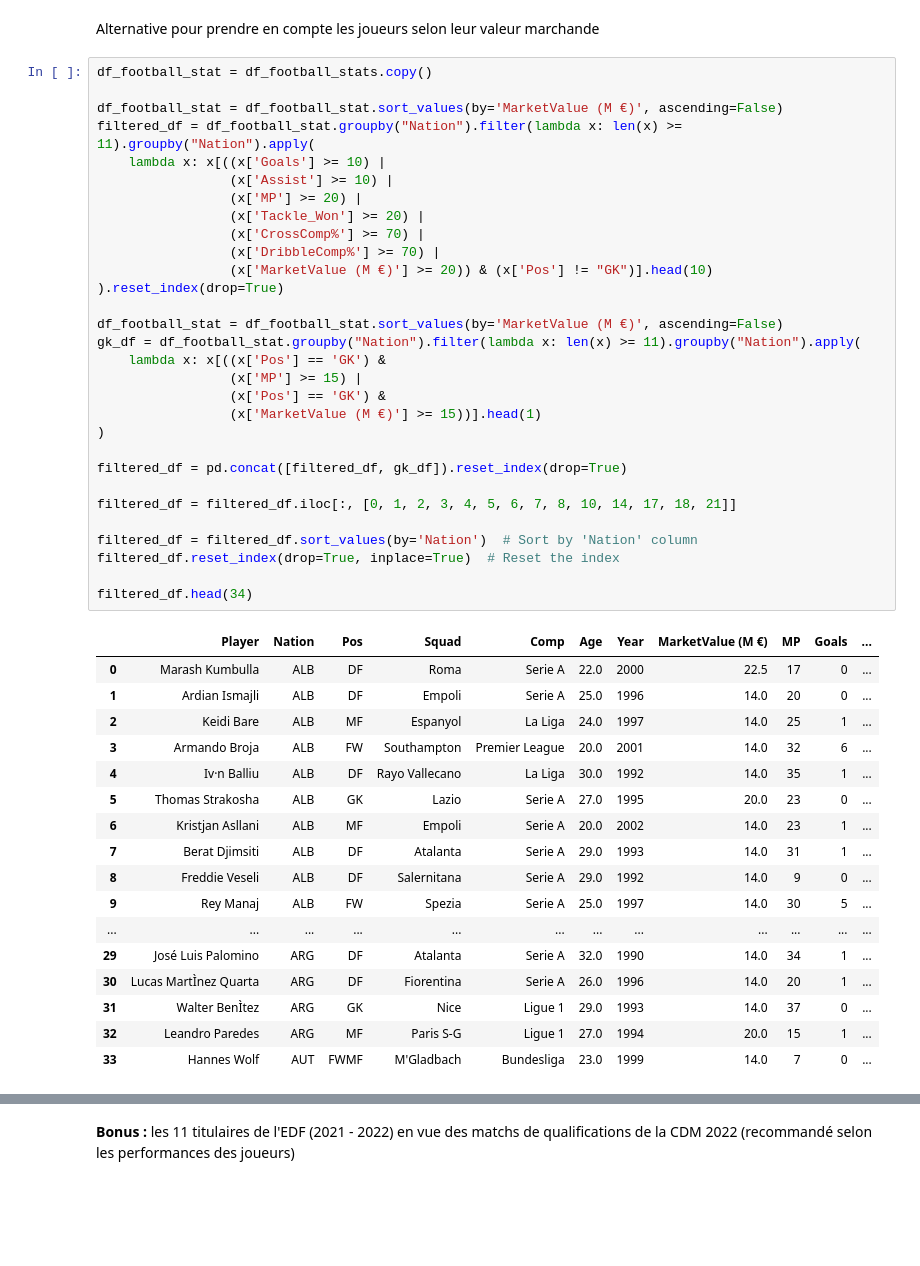
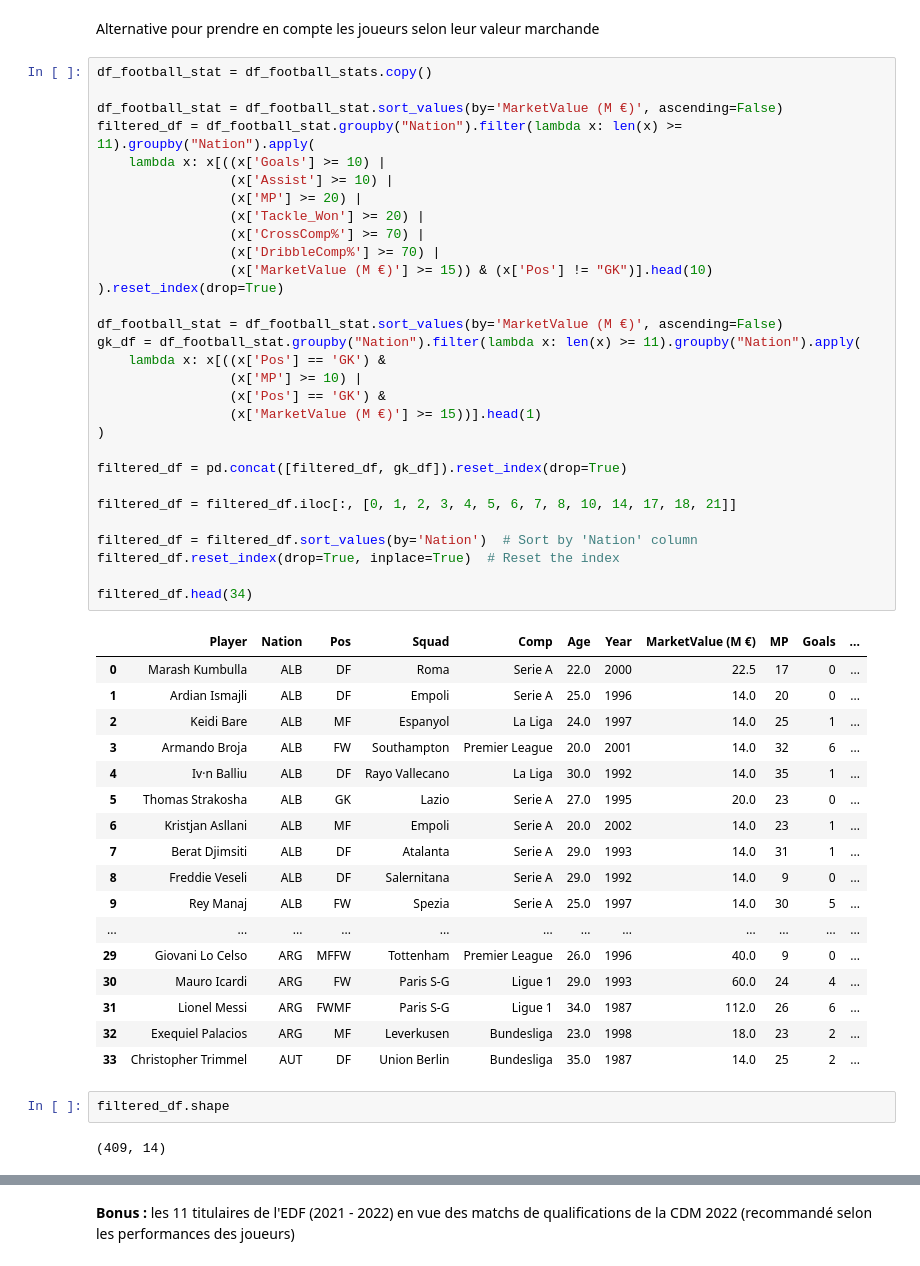
Before and after one commit to PuchToTalk/Football_WorldCup_Recommendation, a Jupyter notebook: Football_player_mv.ipynb, the cells around one changed output, grey strips where cells are left out. Cells and saved outputs as stored; diff of their text form; blank space fills up the shorter version.

```diff
--- a/Football_player_mv.ipynb
+++ b/Football_player_mv.ipynb
@@ -462,40 +462,44 @@ filtered_df = df_football_stat.groupby("Nation").filter(lambda x: len(x) >= 11).
                  (x['Tackle_Won'] >= 20) |
                  (x['CrossComp%'] >= 70) |
                  (x['DribbleComp%'] >= 70) |
-                 (x['MarketValue (M €)'] >= 20)) & (x['Pos'] != "GK")].head(10)
+                 (x['MarketValue (M €)'] >= 15)) & (x['Pos'] != "GK")].head(10)
 ).reset_index(drop=True)
 
 df_football_stat = df_football_stat.sort_values(by='MarketValue (M €)', ascending=False)
 gk_df = df_football_stat.groupby("Nation").filter(lambda x: len(x) >= 11).groupby("Nation").apply(
     lambda x: x[((x['Pos'] == 'GK') &
-                 (x['MP'] >= 15) |
+                 (x['MP'] >= 10) |
                  (x['Pos'] == 'GK') &
                  (x['MarketValue (M €)'] >= 15))].head(1)
 )
 
 filtered_df = pd.concat([filtered_df, gk_df]).reset_index(drop=True)
 
 filtered_df = filtered_df.iloc[:, [0, 1, 2, 3, 4, 5, 6, 7, 8, 10, 14, 17, 18, 21]]
 
 filtered_df = filtered_df.sort_values(by='Nation')  # Sort by 'Nation' column
 filtered_df.reset_index(drop=True, inplace=True)  # Reset the index
 
 filtered_df.head(34)
 # %% [output]
 |  | Player | Nation | Pos | Squad | Comp | Age | Year | MarketValue (M €) | MP | Goals | ... |
 | 0 | Marash Kumbulla | ALB | DF | Roma | Serie A | 22.0 | 2000 | 22.5 | 17 | 0 | ... |
 | 1 | Ardian Ismajli | ALB | DF | Empoli | Serie A | 25.0 | 1996 | 14.0 | 20 | 0 | ... |
 | 2 | Keidi Bare | ALB | MF | Espanyol | La Liga | 24.0 | 1997 | 14.0 | 25 | 1 | ... |
 | 3 | Armando Broja | ALB | FW | Southampton | Premier League | 20.0 | 2001 | 14.0 | 32 | 6 | ... |
 | 4 | Iv·n Balliu | ALB | DF | Rayo Vallecano | La Liga | 30.0 | 1992 | 14.0 | 35 | 1 | ... |
 | 5 | Thomas Strakosha | ALB | GK | Lazio | Serie A | 27.0 | 1995 | 20.0 | 23 | 0 | ... |
 | 6 | Kristjan Asllani | ALB | MF | Empoli | Serie A | 20.0 | 2002 | 14.0 | 23 | 1 | ... |
 | 7 | Berat Djimsiti | ALB | DF | Atalanta | Serie A | 29.0 | 1993 | 14.0 | 31 | 1 | ... |
 | 8 | Freddie Veseli | ALB | DF | Salernitana | Serie A | 29.0 | 1992 | 14.0 | 9 | 0 | ... |
 | 9 | Rey Manaj | ALB | FW | Spezia | Serie A | 25.0 | 1997 | 14.0 | 30 | 5 | ... |
 | ... | ... | ... | ... | ... | ... | ... | ... | ... | ... | ... | ... |
-| 29 | José Luis Palomino | ARG | DF | Atalanta | Serie A | 32.0 | 1990 | 14.0 | 34 | 1 | ... |
-| 30 | Lucas MartÌnez Quarta | ARG | DF | Fiorentina | Serie A | 26.0 | 1996 | 14.0 | 20 | 1 | ... |
-| 31 | Walter BenÌtez | ARG | GK | Nice | Ligue 1 | 29.0 | 1993 | 14.0 | 37 | 0 | ... |
-| 32 | Leandro Paredes | ARG | MF | Paris S-G | Ligue 1 | 27.0 | 1994 | 20.0 | 15 | 1 | ... |
-| 33 | Hannes Wolf | AUT | FWMF | M'Gladbach | Bundesliga | 23.0 | 1999 | 14.0 | 7 | 0 | ... |
+| 29 | Giovani Lo Celso | ARG | MFFW | Tottenham | Premier League | 26.0 | 1996 | 40.0 | 9 | 0 | ... |
+| 30 | Mauro Icardi | ARG | FW | Paris S-G | Ligue 1 | 29.0 | 1993 | 60.0 | 24 | 4 | ... |
+| 31 | Lionel Messi | ARG | FWMF | Paris S-G | Ligue 1 | 34.0 | 1987 | 112.0 | 26 | 6 | ... |
+| 32 | Exequiel Palacios | ARG | MF | Leverkusen | Bundesliga | 23.0 | 1998 | 18.0 | 23 | 2 | ... |
+| 33 | Christopher Trimmel | AUT | DF | Union Berlin | Bundesliga | 35.0 | 1987 | 14.0 | 25 | 2 | ... |
+# %%
+filtered_df.shape
+# %% [output]
+(409, 14)
```
Also changed, not shown: parts of 19 cells of this notebook.
